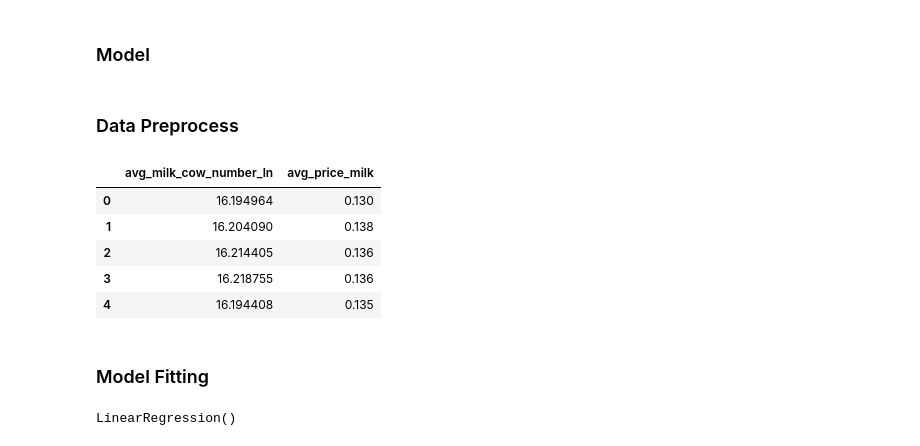
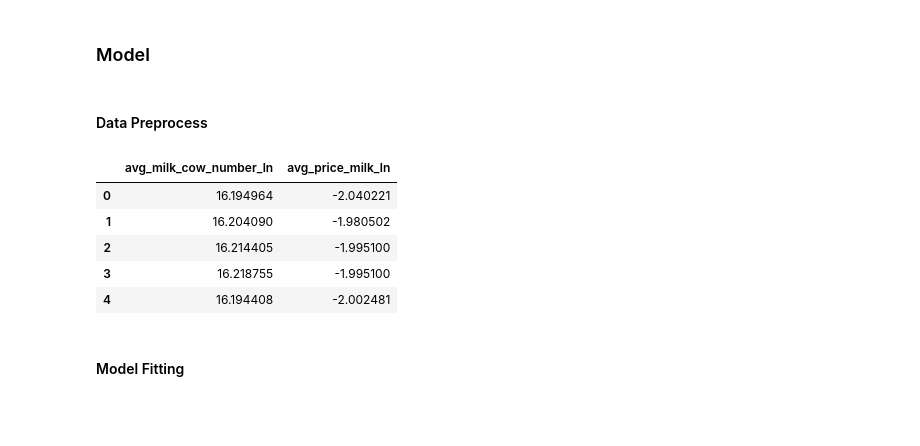
Before and after one commit to bagasbgy/tidytuesday, a Jupyter notebook: 2019-01-29/notebooks/main.ipynb, the cells around one changed output. Cells and saved outputs as stored; diff of their text form; code cells hidden in the pictures; blank space fills up the shorter version.

```diff
--- a/2019-01-29/notebooks/main.ipynb
+++ b/2019-01-29/notebooks/main.ipynb
@@ -125,19 +164,20 @@ plt.show()
 # %% [markdown]
 ### Model
 # %% [markdown]
-### Data Preprocess
+#### Data Preprocess
 # %%
 data_train = data.copy()
 
 data_train['avg_milk_cow_number_ln'] = data_train['avg_milk_cow_number'].map(lambda x: np.log(x))
-data_train = data_train[['avg_milk_cow_number_ln', 'avg_price_milk']]
+data_train['avg_price_milk_ln'] = data_train['avg_price_milk'].map(lambda x: np.log(x))
+data_train = data_train[['avg_milk_cow_number_ln', 'avg_price_milk_ln']]
 
 data_train.head()
 # %% [output]
-|  | avg_milk_cow_number_ln | avg_price_milk |
-| 0 | 16.194964 | 0.130 |
-| 1 | 16.204090 | 0.138 |
-| 2 | 16.214405 | 0.136 |
-| 3 | 16.218755 | 0.136 |
-| 4 | 16.194408 | 0.135 |
+|  | avg_milk_cow_number_ln | avg_price_milk_ln |
+| 0 | 16.194964 | -2.040221 |
+| 1 | 16.204090 | -1.980502 |
+| 2 | 16.214405 | -1.995100 |
+| 3 | 16.218755 | -1.995100 |
+| 4 | 16.194408 | -2.002481 |
 # %%
@@ -148,10 +188,3 @@ x_train = data_train[x_columns]
 y_train = data_train[y_column]
 # %% [markdown]
-### Model Fitting
+#### Model Fitting
-# %%
-model = LinearRegression()
-
-
-model.fit(x_train, y_train)
-# %% [output]
-LinearRegression()
```
Also changed, not shown: parts of 22 cells of this notebook, 1 other file.
